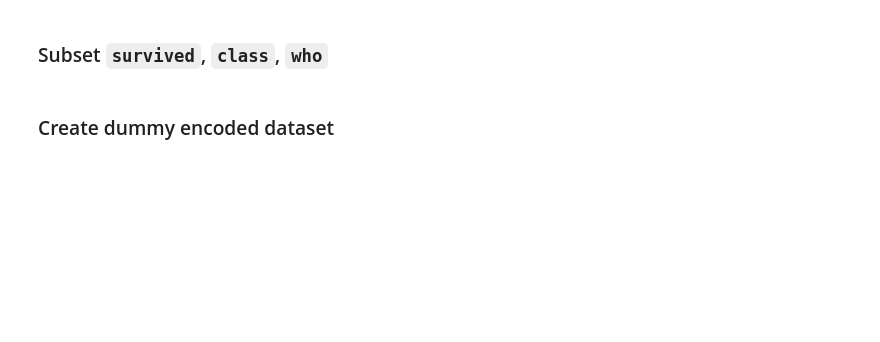
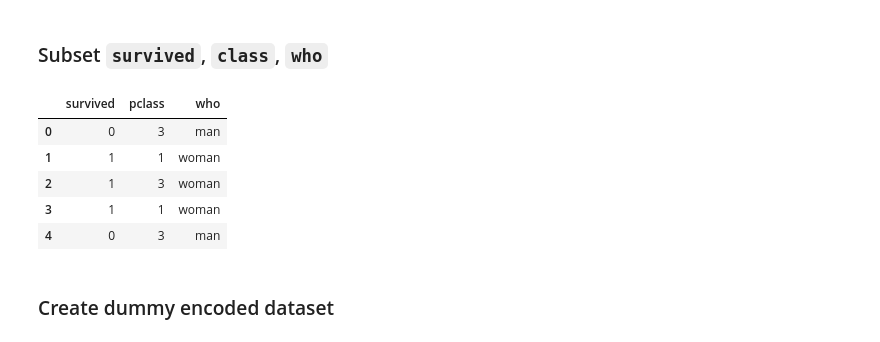
Before and after one commit to sumitdeshar/Python-Practice, a Jupyter notebook: pandas/pd/exercises.ipynb, the cells around one changed output. Saved outputs shown, nothing was run; the diff lists cells and outputs as text; code cells hidden in the pictures; blank space fills up the shorter version.

```diff
--- a/pandas/pd/exercises.ipynb
+++ b/pandas/pd/exercises.ipynb
@@ -234,4 +282,14 @@ titanic.info()
 # %% [markdown]
 ### Subset `survived`, `class`, `who`
+# %%
+titanic_subset = titanic[['survived','pclass', 'who']]
+titanic_subset.head()
+# %% [output]
+|  | survived | pclass | who |
+| 0 | 0 | 3 | man |
+| 1 | 1 | 1 | woman |
+| 2 | 1 | 3 | woman |
+| 3 | 1 | 1 | woman |
+| 4 | 0 | 3 | man |
 # %% [markdown]
 ### Create dummy encoded dataset
```
Also changed, not shown: parts of 14 cells of this notebook, 8 other files.
